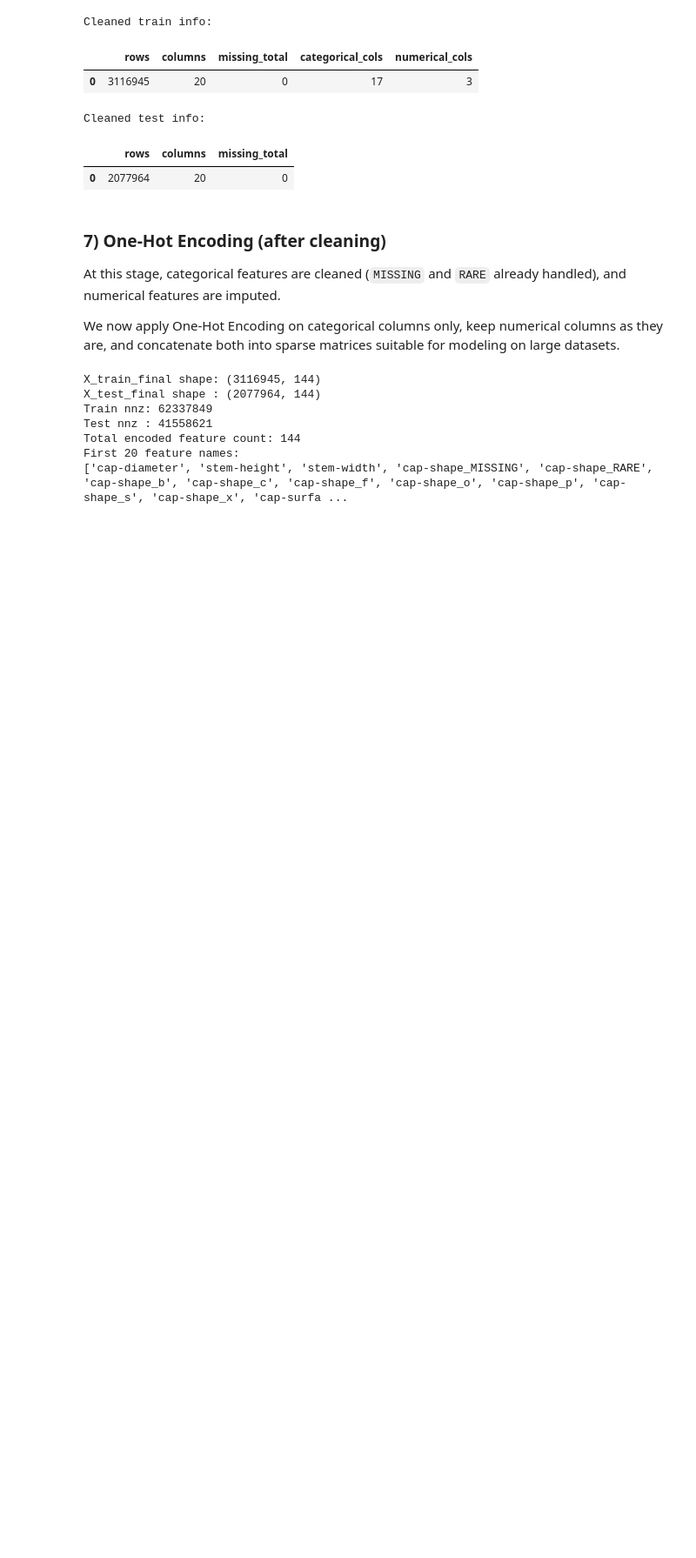
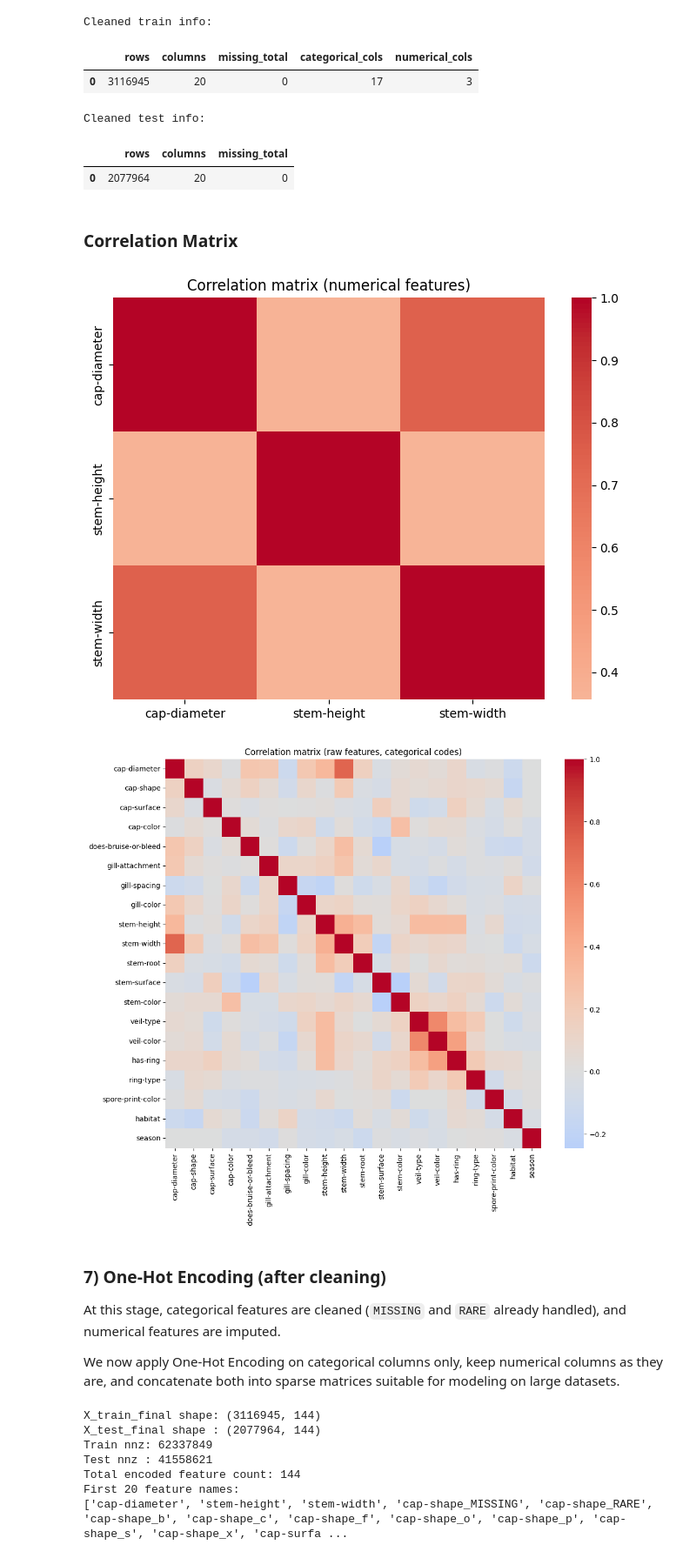
Before and after one commit to AntoineMilochevitch/mushroom-prediction, a Jupyter notebook: notebooks/mushroom_prediction.ipynb, the cells around one changed output. Shown at 87% size. Saved outputs shown, nothing was run; the diff lists cells and outputs as text; code cells hidden in the pictures; blank space fills up the shorter version.

Commit message:
Ajout correlation matrix, modifications

```diff
--- a/notebooks/mushroom_prediction.ipynb
+++ b/notebooks/mushroom_prediction.ipynb
@@ -684,6 +684,43 @@ Cleaned train info:
 Cleaned test info:
 |  | rows | columns | missing_total |
 | 0 | 2077964 | 20 | 0 |
+# %% [markdown]
+### Correlation Matrix
+# %%
+import numpy as np
+
+# Correlation matrix for numerical features only (before encoding)
+if numerical_cols:
+    num_matrix = X_train[numerical_cols].to_numpy()
+    num_correlation = np.corrcoef(num_matrix, rowvar=False)
+    plt.figure(figsize=(8, 6))
+    sns.heatmap(num_correlation, xticklabels=numerical_cols, yticklabels=numerical_cols, cmap="coolwarm", center=0)
+    plt.title("Correlation matrix (numerical features)")
+    plt.show()
+
+# Correlation matrix for raw features before one-hot encoding
+sampled_X_train = X_train.sample(n=500, random_state=42)
+
+sampled_raw = sampled_X_train.copy()
+for col in sampled_raw.select_dtypes(include=["object", "string", "category"]).columns:
+    sampled_raw[col] = sampled_raw[col].astype("category").cat.codes
+
+sampled_matrix = sampled_raw.to_numpy(dtype=float)
+sampled_correlation = np.corrcoef(sampled_matrix, rowvar=False)
+
+plt.figure(figsize=(12, 10))
+sns.heatmap(
+    sampled_correlation,
+    xticklabels=sampled_raw.columns,
+    yticklabels=sampled_raw.columns,
+    cmap="coolwarm",
+    center=0,
+)
+plt.title("Correlation matrix (raw features, categorical codes)")
+plt.show()
+# %% [output]
+[figure, added]
+[figure, added]
 # %% [markdown]
 ### 7) One-Hot Encoding (after cleaning)
 
```
Also changed, not shown: parts of 5 cells of this notebook.
